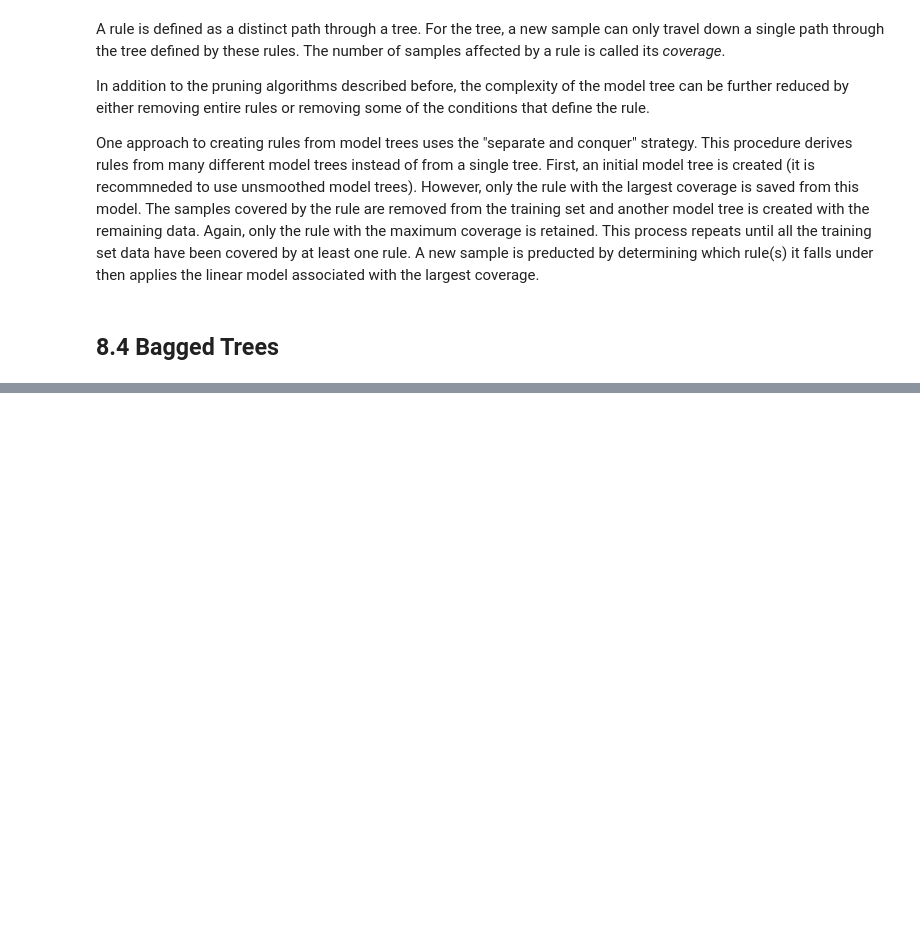
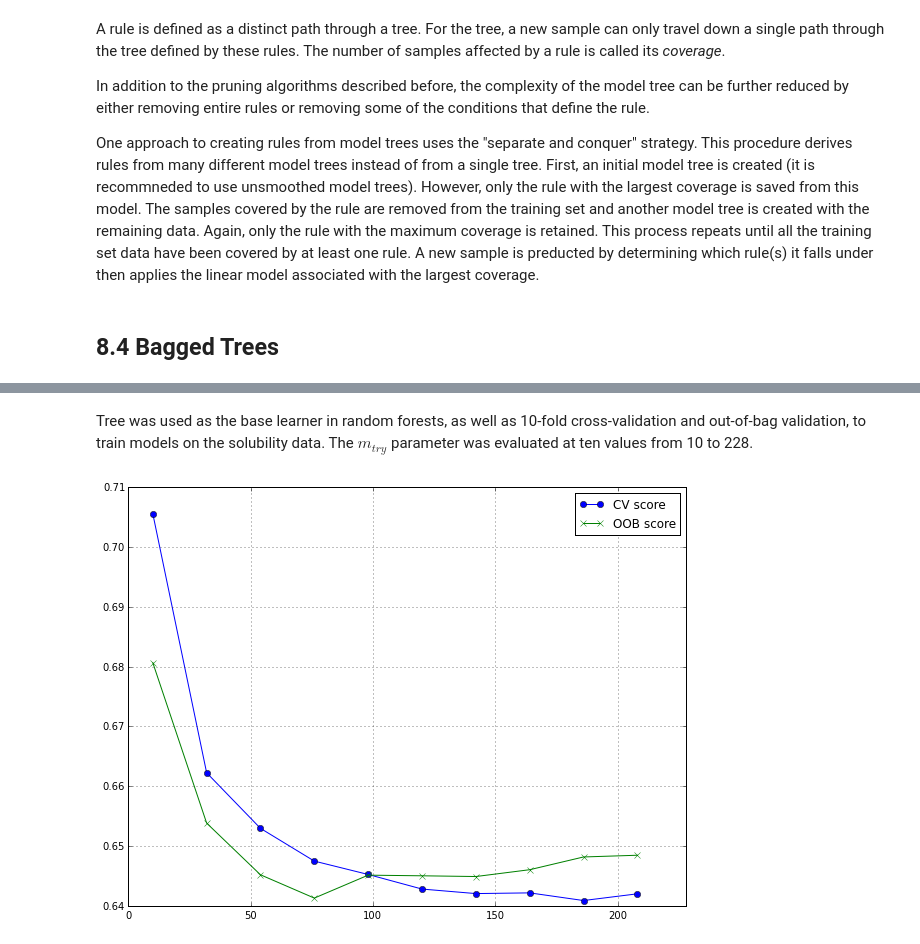
Before and after one commit to LeiG/Applied-Predictive-Modeling-with-Python, a Jupyter notebook: notebooks/Chapter 8.ipynb, the cells around one changed output, grey strips where cells are left out. Saved outputs shown, nothing was run; the diff lists cells and outputs as text; code cells hidden in the pictures; blank space fills up the shorter version.

```diff
--- a/notebooks/Chapter 8.ipynb
+++ b/notebooks/Chapter 8.ipynb
@@ -283,0 +393,9 @@ Bagging stable, lower variance models like linear regression and MARS, on the ot
+# %%
+# simulated 20 sin waves
+np.random.seed(3)
+
+X = np.zeros([20, 100])
+Y = np.zeros([20, 100])
+for i in range(20):
+    X[i,:] = np.sort(np.random.uniform(2, 10, 100))
+    Y[i,:] = np.sin(X[i,:]) + np.random.normal(0, 0.2, 100)
@@ -283,0 +548,36 @@ Bagging stable, lower variance models like linear regression and MARS, on the ot
+# %% [markdown]
+Tree was used as the base learner in random forests, as well as 10-fold cross-validation and out-of-bag validation, to train models on the solubility data. The $m_{try}$ parameter was evaluated at ten values from 10 to 228.
+# %%
+from sklearn.ensemble import RandomForestRegressor
+from sklearn.metrics import mean_squared_error
+
+cv = ShuffleSplit(solu_trainX.shape[0], n_iter=10, random_state=3)
+
+cv_rmse = []
+oob_rmse = []
+for m_try in range(10, 228, 22):
+    # out-of-bag score
+    rf = RandomForestRegressor(n_estimators=1000, max_features=m_try, oob_score=True)
+    rf.fit(solu_trainX, solu_trainY)
+    oob_rmse.append(np.sqrt(mean_squared_error(solu_trainY, rf.oob_prediction_)))
+
+    # cross-validation score
+    cv_temp_rmse = []
+    for train_indices, test_indices in cv:
+        trainX = solu_trainX[train_indices]
+        trainY = solu_trainY[train_indices]
+        testX = solu_trainX[test_indices]
+        testY = solu_trainY[test_indices]
+
+        rf = RandomForestRegressor(n_estimators=1000, max_features=m_try)
+        rf.fit(trainX, trainY)
+        cv_temp_rmse.append(np.sqrt(mean_squared_error(testY, rf.predict(testX))))
+    cv_rmse.append(cv_temp_rmse)
+# %%
+plt.plot(range(10, 228, 22), np.mean(cv_rmse, 1), 'o-', label = 'CV score')
+plt.plot(range(10, 228, 22), oob_rmse, 'x-', label = 'OOB score')
+plt.legend()
+plt.xlim(0, 228)
+plt.show()
+# %% [output]
+[figure, added]
```
Also changed, not shown: parts of 34 cells of this notebook, 2 other files.
